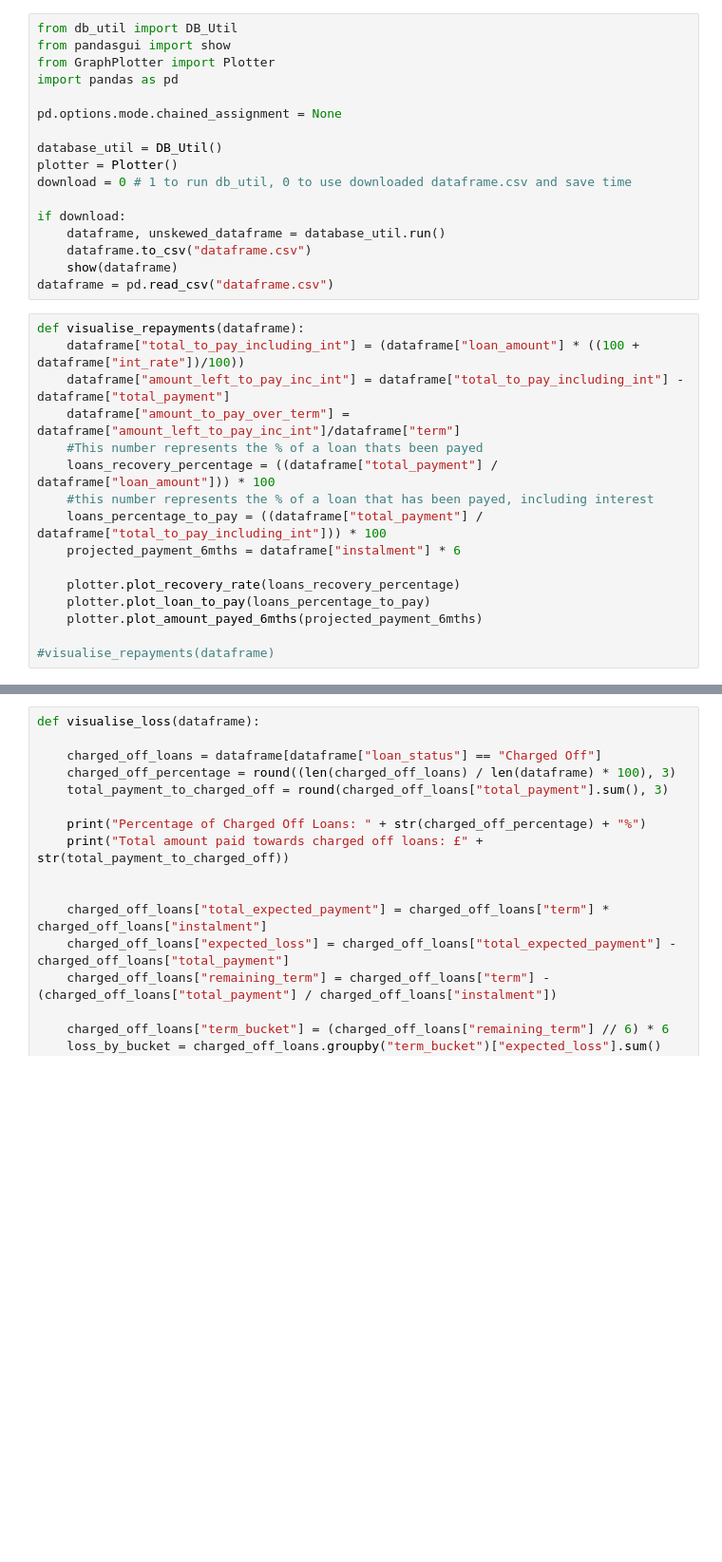
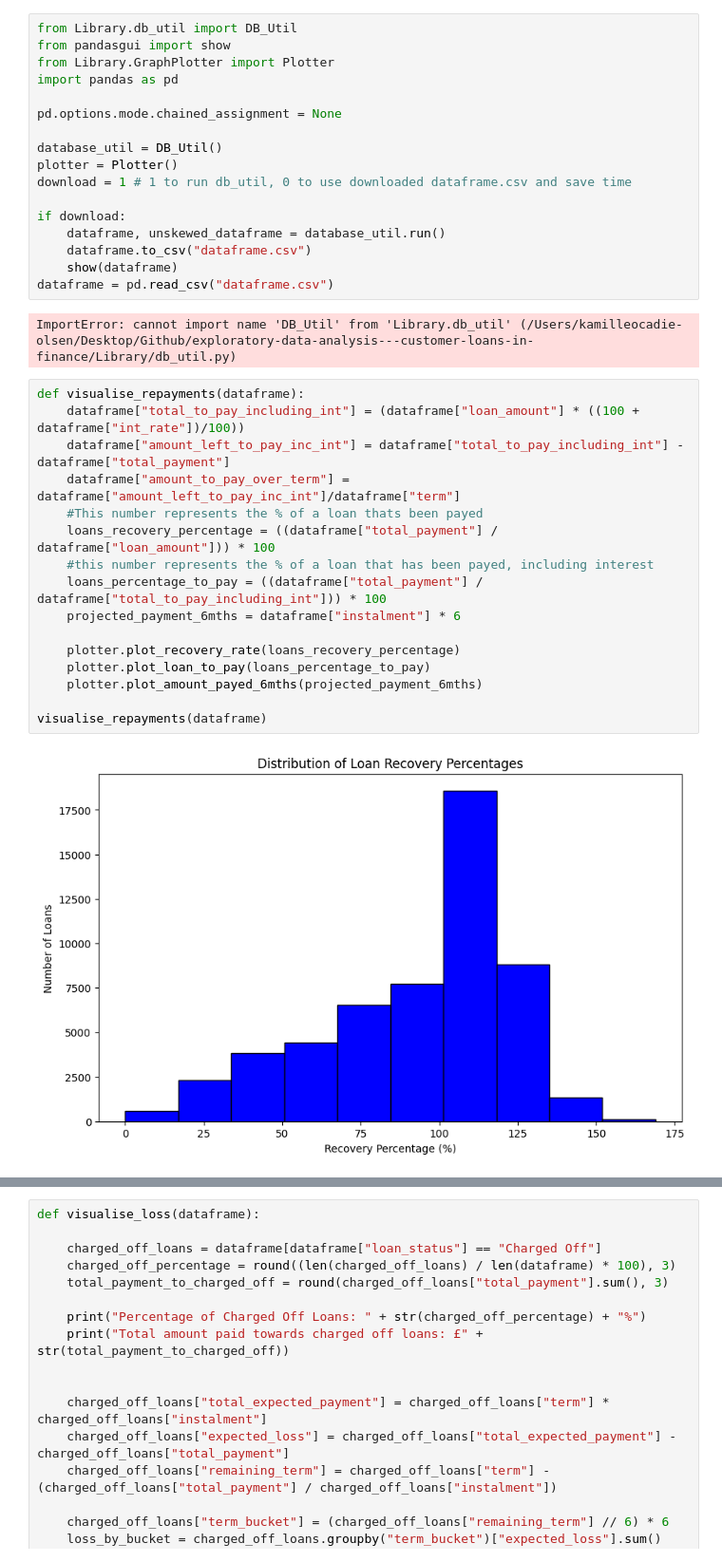
Before and after one commit to AdjunxLynx/exploratory-data-analysis---customer-loans-in-finance, a Jupyter notebook: Insights.ipynb, the cells around one changed output, grey strips where cells are left out. Shown: that part at 95% size. Cells and saved outputs as stored; diff of their text form; blank space fills up the shorter version.

```diff
--- a/Insights.ipynb
+++ b/Insights.ipynb
@@ -1,33 +1,37 @@
 # %%
-from db_util import DB_Util
+from Library.db_util import DB_Util
 from pandasgui import show
-from GraphPlotter import Plotter
+from Library.GraphPlotter import Plotter
 import pandas as pd
 
 pd.options.mode.chained_assignment = None
 
 database_util = DB_Util()
 plotter = Plotter()
-download = 0 # 1 to run db_util, 0 to use downloaded dataframe.csv and save time
+download = 1 # 1 to run db_util, 0 to use downloaded dataframe.csv and save time
 
 if download:
     dataframe, unskewed_dataframe = database_util.run()
     dataframe.to_csv("dataframe.csv")
     show(dataframe)
 dataframe = pd.read_csv("dataframe.csv")
+# %% [output]
+ImportError: cannot import name 'DB_Util' from 'Library.db_util' (/Users/kamilleocadie-olsen/Desktop/Github/exploratory-data-analysis---customer-loans-in-finance/Library/db_util.py)
 # %%
 def visualise_repayments(dataframe):
     dataframe["total_to_pay_including_int"] = (dataframe["loan_amount"] * ((100 + dataframe["int_rate"])/100))
     dataframe["amount_left_to_pay_inc_int"] = dataframe["total_to_pay_including_int"] - dataframe["total_payment"]
     dataframe["amount_to_pay_over_term"] = dataframe["amount_left_to_pay_inc_int"]/dataframe["term"]
     #This number represents the % of a loan thats been payed
     loans_recovery_percentage = ((dataframe["total_payment"] / dataframe["loan_amount"])) * 100
     #this number represents the % of a loan that has been payed, including interest
     loans_percentage_to_pay = ((dataframe["total_payment"] / dataframe["total_to_pay_including_int"])) * 100
     projected_payment_6mths = dataframe["instalment"] * 6
 
     plotter.plot_recovery_rate(loans_recovery_percentage)
     plotter.plot_loan_to_pay(loans_percentage_to_pay)
     plotter.plot_amount_payed_6mths(projected_payment_6mths)
 
-#visualise_repayments(dataframe)
+visualise_repayments(dataframe)
+# %% [output]
+[figure, added]
```
Also changed, not shown: parts of 3 cells of this notebook, 8 other files.
